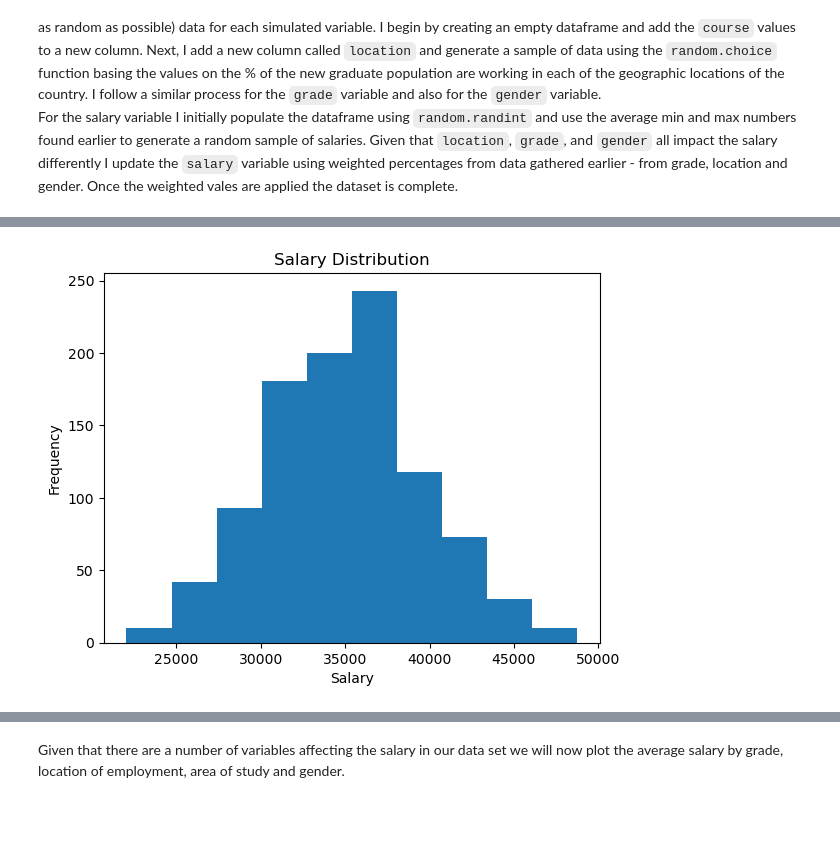
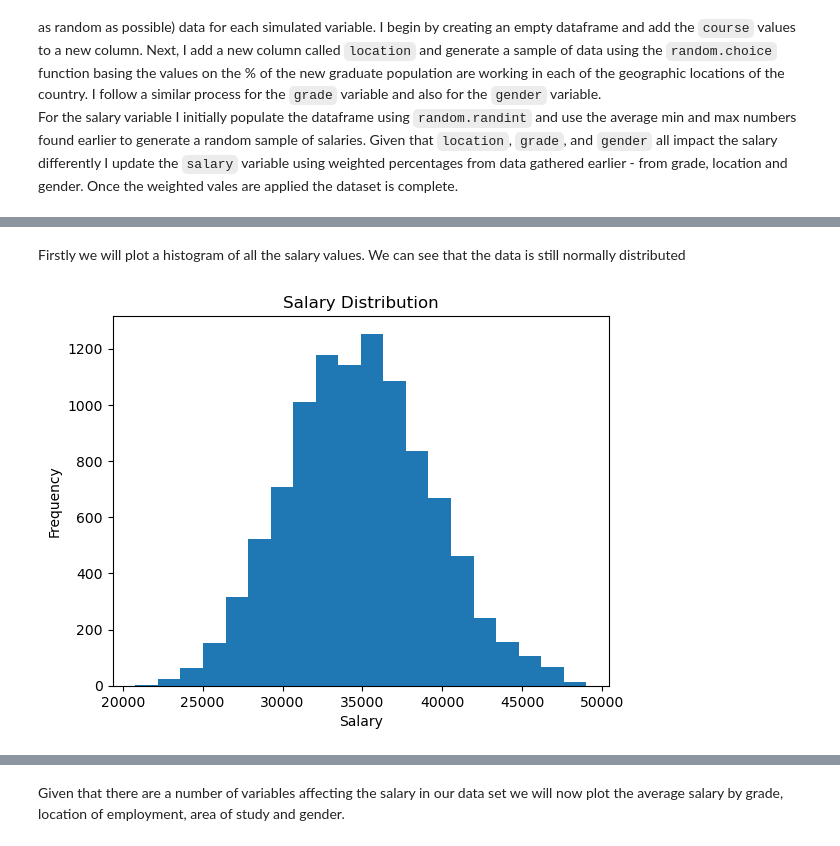
Before and after one commit to PeeBs68/mywork, a Jupyter notebook: project1.ipynb, the cells around one changed output, grey strips where cells are left out. Saved outputs shown, nothing was run; the diff lists cells and outputs as text; code cells hidden in the pictures; blank space fills up the shorter version.

```diff
--- a/project1.ipynb
+++ b/project1.ipynb
@@ -334,46 +205,36 @@ df_Arts
 # %%
-#course_list = ['df_ICT', 'df_Bus', 'df_Eng', 'df_HW', 'df_Arts', 'df_Nats', 'df_Ed', 'df_Socs', 'df_Serv', 'df_Agr' ]
+# For each df, update the salary column with the appropriate random set of values
+# Note to self - try and optimise this...
 
-
-df_ICT['course'] = 'ICT'
-rand_sal_ict = [random.randint(39635, 42562) for i in range(100)]
+rand_sal_ict = [random.randint(39635, 42562) for i in range(1000)]
 df_ICT['salary'] = rand_sal_ict
 
-df_Bus['course'] = 'Bus'
-rand_sal_bus = [random.randint(36225, 36441) for i in range(100)]
+rand_sal_bus = [random.randint(36225, 36441) for i in range(1000)]
 df_Bus['salary'] = rand_sal_bus
 
-df_Eng['course'] = 'Eng'
-rand_sal_eng = [random.randint(37996, 40845) for i in range(100)]
+rand_sal_eng = [random.randint(37996, 40845) for i in range(1000)]
 df_Eng['salary'] = rand_sal_eng
 
-df_HW['course'] = 'HW'
-rand_sal_hw = [random.randint(36761, 36797) for i in range(100)]
+rand_sal_hw = [random.randint(36761, 36797) for i in range(1000)]
 df_HW['salary'] = rand_sal_hw
 
-df_Arts['course'] = 'Arts'
-rand_sal_arts = [random.randint(27951, 32078) for i in range(100)]
+rand_sal_arts = [random.randint(27951, 32078) for i in range(1000)]
 df_Arts['salary'] = rand_sal_arts
 
-df_Nats['course'] = 'Nats'
-rand_sal_nats = [random.randint(36949, 38615) for i in range(100)]
+rand_sal_nats = [random.randint(36949, 38615) for i in range(1000)]
 df_Nats['salary'] = rand_sal_nats
 
-df_Ed['course'] = 'Ed'
-rand_sal_ed = [random.randint(40324, 40615) for i in range(100)]
+rand_sal_ed = [random.randint(40324, 40615) for i in range(1000)]
 df_Ed['salary'] = rand_sal_ed
 
-df_Socs['course'] = 'Socs'
-rand_sal_socs = [random.randint(33353, 34021) for i in range(100)]
+rand_sal_socs = [random.randint(33353, 34021) for i in range(1000)]
 df_Socs['salary'] = rand_sal_socs
 
-df_Serv['course'] = 'Serv'
-rand_sal_serv = [random.randint(32377, 33811) for i in range(100)]
+rand_sal_serv = [random.randint(32377, 33811) for i in range(1000)]
 df_Serv['salary'] = rand_sal_serv
 
-df_Agr['course'] = 'Agr'
-rand_sal_agr = [random.randint(32203, 36925) for i in range(100)]
+rand_sal_agr = [random.randint(32203, 36925) for i in range(1000)]
 df_Agr['salary'] = rand_sal_agr
 
-
+# Create a final df made up of all the individuals
 final_df = pd.concat([df_Socs, df_Nats, df_Arts, df_Bus, df_ICT, df_Eng, df_Ed, df_Agr, df_HW, df_Serv], ignore_index=True)
@@ -457,16 +302,17 @@ Firstly we will plot a histogram of all the salary values. We can see that the d
+# %% [markdown]
+Firstly we will plot a histogram of all the salary values. We can see that the data is still normally distributed
 # %%
 # Plot a histogram of average salary
 
 salary_l = []
 for x in final_df['salary']:
     salary_l.append(x)
 plt.title("Salary Distribution")
 plt.xlabel("Salary")
 plt.ylabel("Frequency")
-plt.hist(salary_l, bins=10);
-#plt.show;
+plt.hist(salary_l, bins=20);
 # %% [output]
-[figure, old version]
+[figure, new version]
 # %%
 # Stats on the overall salary data in the data set
 
```
Also changed, not shown: parts of 22 cells of this notebook.
